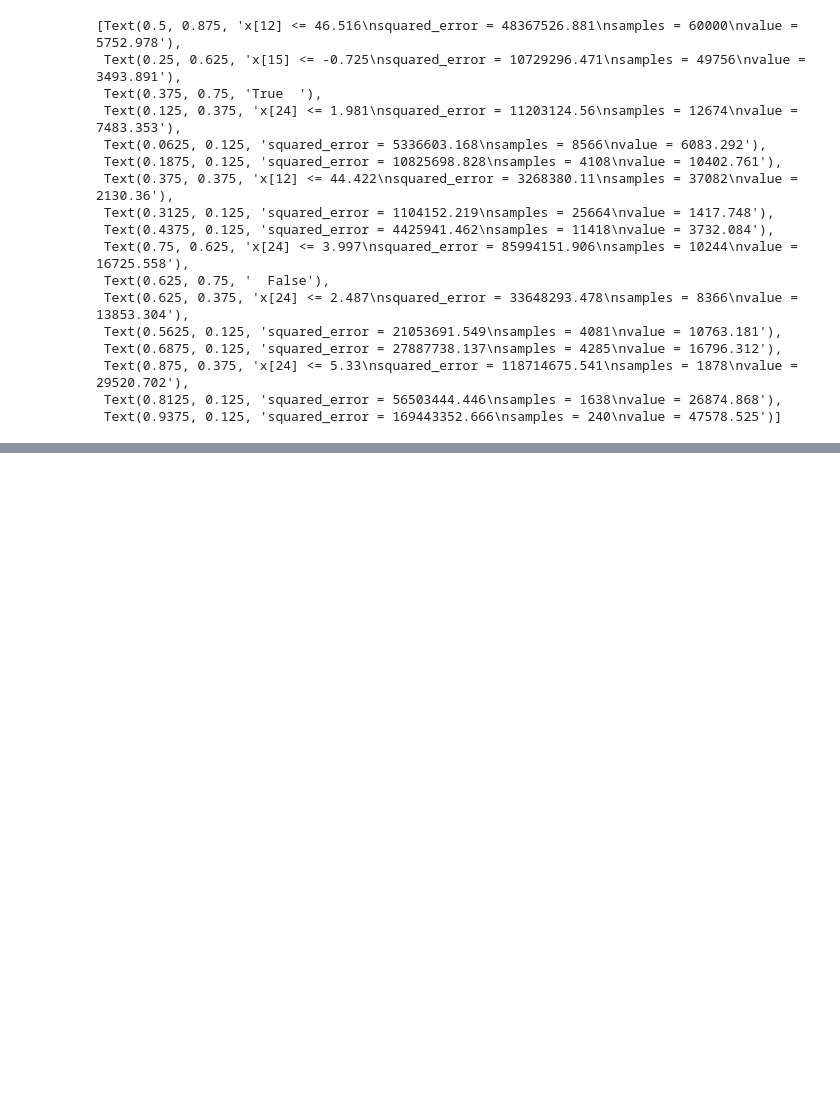
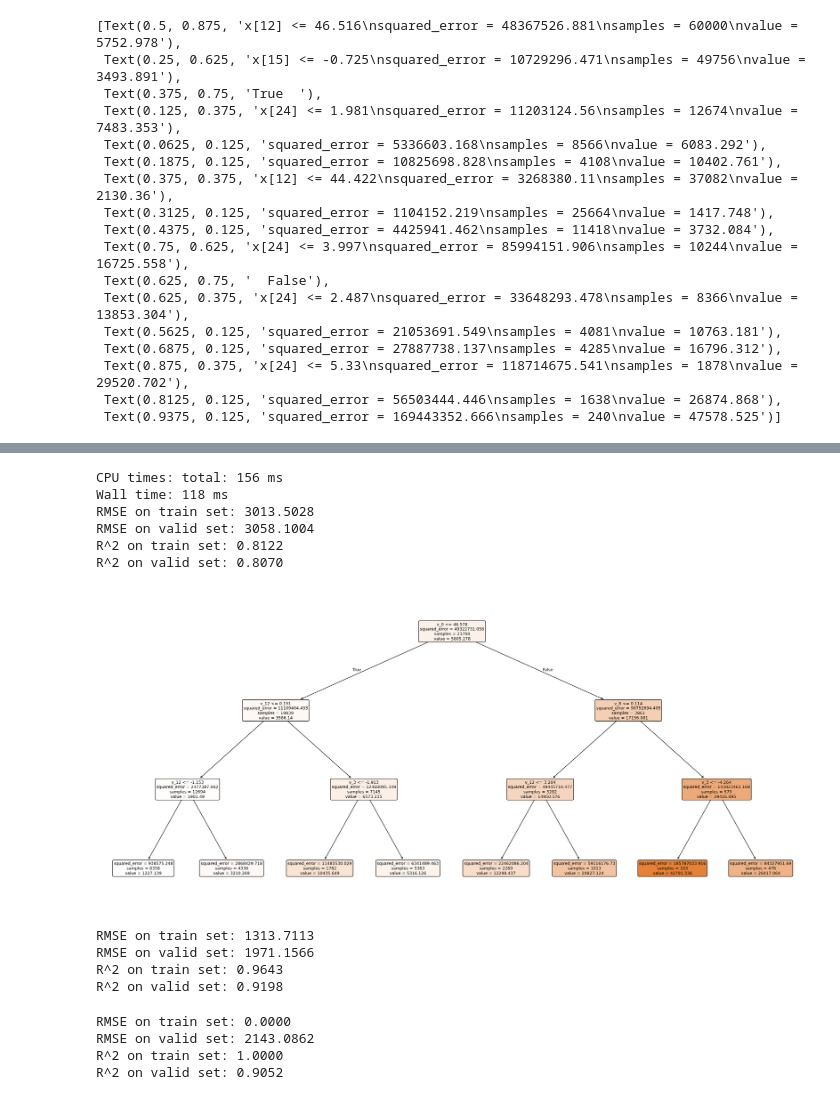
Before and after one commit to liuxinyi15/ML_Second_hand_car_prediction, a Jupyter notebook: Step_3_Modeling.ipynb, the cells around one changed output, grey strips where cells are left out. Drawn from its saved outputs; the diff is of its cells as text; code cells hidden in the pictures; blank space fills up the shorter version.

Commit message:
Update Model & best model so far

```diff
--- a/Step_3_Modeling.ipynb
+++ b/Step_3_Modeling.ipynb
@@ -524,0 +557,39 @@ ExecutableNotFound: failed to execute WindowsPath('dot'), make sure the Graphviz
+# %%
+model_rf = RandomForestRegressor(
+    # parameters shared with DecisionTreeRegressor
+    n_estimators = 2, # 1 = the model is a single tree
+    criterion = 'squared_error',
+    max_depth = 3,
+    min_samples_split = 2,
+    min_samples_leaf = 1,
+    min_weight_fraction_leaf = 0.0,
+    max_features = 0.5,
+    max_leaf_nodes = None,
+    min_impurity_decrease = 0.0,
+    ccp_alpha = 0.0,
+    random_state = 42,
+
+    # RandomForestRegressor specific hyperparameters
+    bootstrap = True, # default = True
+    oob_score = False,
+    max_samples = 0.5,
+
+    # extra parameters
+    warm_start = False,
+    n_jobs = -1, # None
+    verbose = 0,
+)
+# %%
+%time model_rf.fit(X_small, y_small)
+print_score(model_rf, X_small, y_small, X_valid, y_valid)
+# %% [output]
+CPU times: total: 156 ms
+Wall time: 118 ms
+RMSE on train set: 3013.5028
+RMSE on valid set: 3058.1004
+R^2 on train set: 0.8122
+R^2 on valid set: 0.8070
+# %%
+draw_tree(model_rf.estimators_[0], X_small.columns.tolist(), precision = 3)
+# %% [output]
+[figure, added]
@@ -524,0 +610,8 @@ ExecutableNotFound: failed to execute WindowsPath('dot'), make sure the Graphviz
+# %%
+model_dt.fit(X_small, y_small)
+print_score(model_dt, X_small, y_small, X_valid, y_valid)
+# %% [output]
+RMSE on train set: 1313.7113
+RMSE on valid set: 1971.1566
+R^2 on train set: 0.9643
+R^2 on valid set: 0.9198
@@ -524,0 +632,8 @@ ExecutableNotFound: failed to execute WindowsPath('dot'), make sure the Graphviz
+# %%
+model_dt.fit(X_small, y_small)
+print_score(model_dt, X_small, y_small, X_valid, y_valid)
+# %% [output]
+RMSE on train set: 0.0000
+RMSE on valid set: 2143.0862
+R^2 on train set: 1.0000
+R^2 on valid set: 0.9052
```
Also changed, not shown: parts of 72 cells of this notebook, 1 other file.
